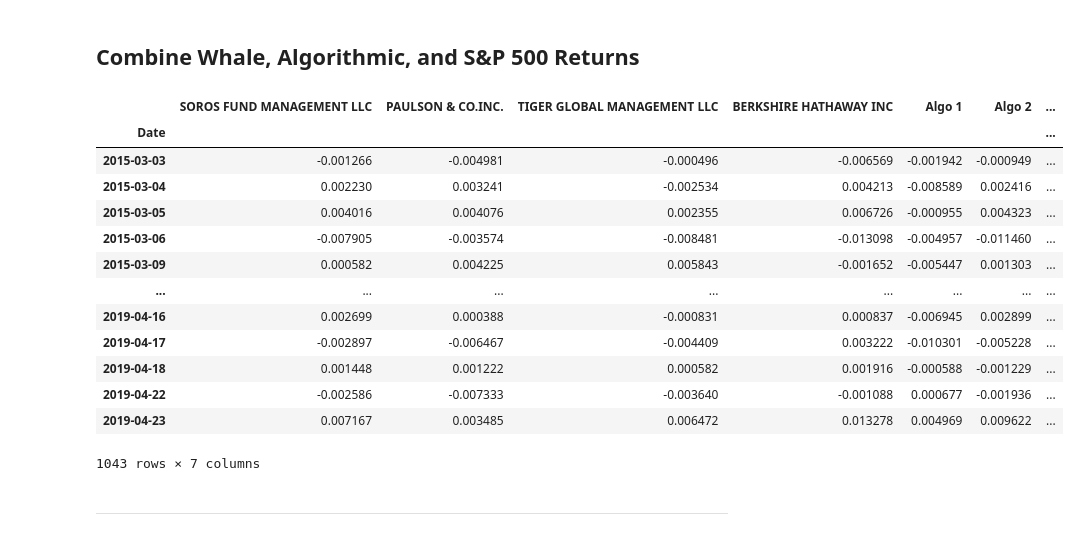
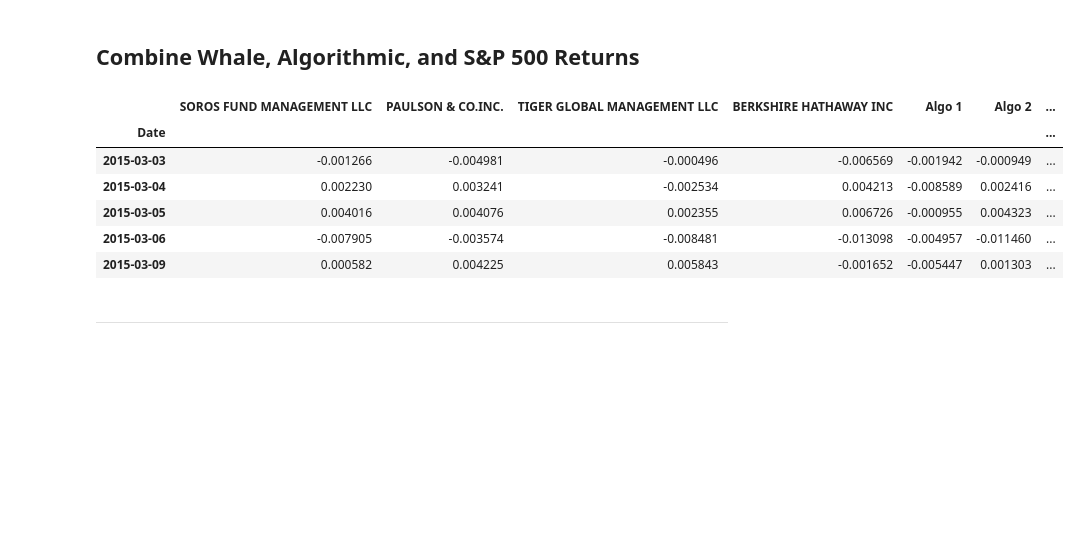
Before and after one commit to patricia-raj/whale-off-the-port-folio-, a Jupyter notebook: whale_analysis.ipynb, the cells around one changed output. Saved outputs shown, nothing was run; the diff lists cells and outputs as text; code cells hidden in the pictures; blank space fills up the shorter version.

```diff
--- a/whale_analysis.ipynb
+++ b/whale_analysis.ipynb
@@ -117,6 +118,7 @@ whale_returns_dataframe.isnull()
 whale_returns_dataframe.isnull().mean()*100
 whale_returns_dataframe.isnull().sum()
 whale_returns_dataframe = whale_returns_dataframe.dropna().copy()
+whale_returns_dataframe = whale_returns_dataframe.drop_duplicates()
 whale_returns_dataframe
 
 whale_returns_dataframe.isnull().sum()
@@ -182,7 +184,7 @@ algo_returns_dataframe.isnull().mean()*100
 algo_returns_dataframe.isnull().sum()
 algo_returns_dataframe = algo_returns_dataframe.dropna().copy()
 algo_returns_dataframe
-
+algo_returns_dataframe = algo_returns_dataframe.drop_duplicates()
 algo_returns_dataframe.isnull().sum()
 # %% [output]
 Algo 1    0
@@ -278,6 +280,7 @@ sp500_returns_dataframe
 sp500_returns_dataframe.isnull()
 sp500_returns_dataframe.isnull().sum()
 sp500_returns_dataframe = sp500_returns_dataframe.dropna().copy()
+sp500_returns_dataframe = sp500_returns_dataframe.drop_duplicates()
 sp500_returns_dataframe.isnull()
 # %% [output]
 |  | Close |
@@ -317,24 +320,17 @@ sp500_returns_dataframe
 ## Combine Whale, Algorithmic, and S&P 500 Returns
 # %%
 # Join Whale Returns, Algorithmic Returns, and the S&P 500 Returns into a single DataFrame with columns for each portfolio's returns.
-portfolio_returns=pd.concat([whale_returns_dataframe,algo_returns_dataframe,sp500_returns_dataframe], axis="columns", join="inner")
+combined_dataframe=pd.concat([whale_returns_dataframe,algo_returns_dataframe,sp500_returns_dataframe], axis="columns", join="inner")
 
-portfolio_returns
+combined_dataframe.head()
 # %% [output]
 |  | SOROS FUND MANAGEMENT LLC | PAULSON & CO.INC. | TIGER GLOBAL MANAGEMENT LLC | BERKSHIRE HATHAWAY INC | Algo 1 | Algo 2 | ... |
 | Date |  |  |  |  |  |  | ... |
 | 2015-03-03 | -0.001266 | -0.004981 | -0.000496 | -0.006569 | -0.001942 | -0.000949 | ... |
 | 2015-03-04 | 0.002230 | 0.003241 | -0.002534 | 0.004213 | -0.008589 | 0.002416 | ... |
 | 2015-03-05 | 0.004016 | 0.004076 | 0.002355 | 0.006726 | -0.000955 | 0.004323 | ... |
 | 2015-03-06 | -0.007905 | -0.003574 | -0.008481 | -0.013098 | -0.004957 | -0.011460 | ... |
 | 2015-03-09 | 0.000582 | 0.004225 | 0.005843 | -0.001652 | -0.005447 | 0.001303 | ... |
-| ... | ... | ... | ... | ... | ... | ... | ... |
-| 2019-04-16 | 0.002699 | 0.000388 | -0.000831 | 0.000837 | -0.006945 | 0.002899 | ... |
-| 2019-04-17 | -0.002897 | -0.006467 | -0.004409 | 0.003222 | -0.010301 | -0.005228 | ... |
-| 2019-04-18 | 0.001448 | 0.001222 | 0.000582 | 0.001916 | -0.000588 | -0.001229 | ... |
-| 2019-04-22 | -0.002586 | -0.007333 | -0.003640 | -0.001088 | 0.000677 | -0.001936 | ... |
-| 2019-04-23 | 0.007167 | 0.003485 | 0.006472 | 0.013278 | 0.004969 | 0.009622 | ... |
-1043 rows × 7 columns
 # %% [markdown]
 ---
 # %% [markdown]
```
Also changed, not shown: parts of 5 cells of this notebook.
